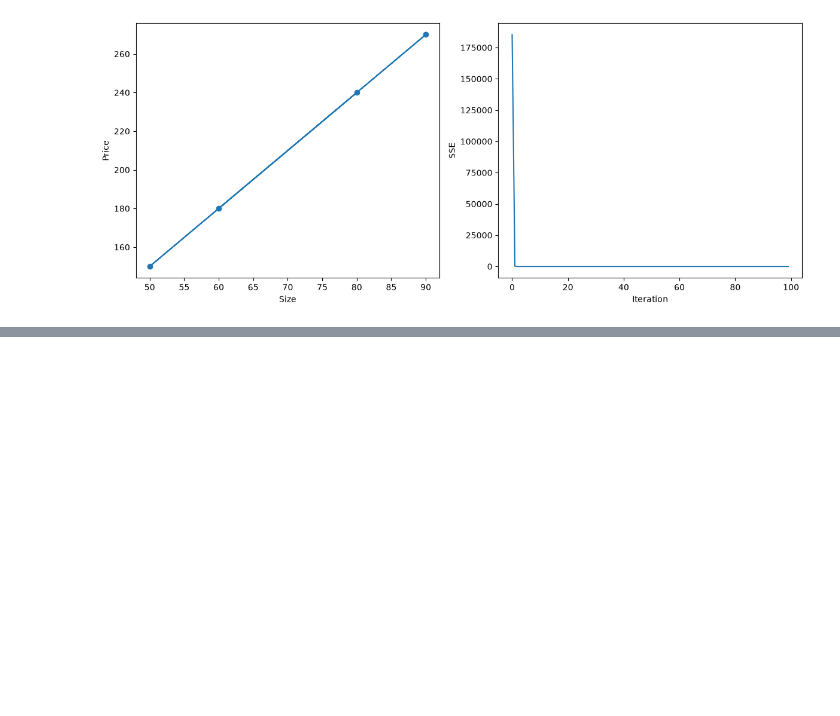
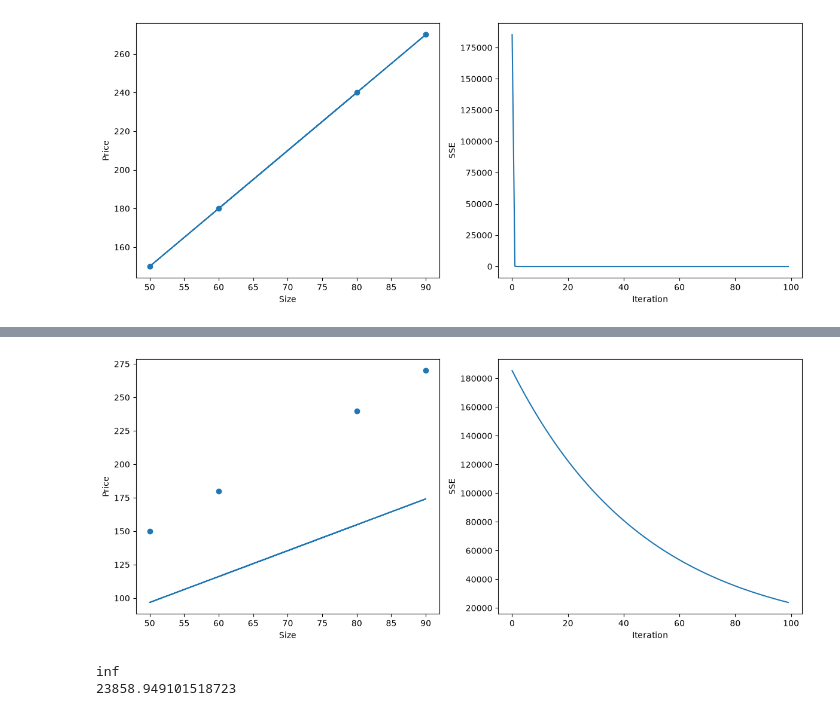
Before and after one commit to Anas8709/CA-R5-S2S2-AI, a Jupyter notebook: src/ML/Linear_Regression/assignments/Linear_Regression.ipynb, the cells around one changed output, grey strips where cells are left out. Saved outputs shown, nothing was run; the diff lists cells and outputs as text; code cells hidden in the pictures; blank space fills up the shorter version.

```diff
--- a/src/ML/Linear_Regression/assignments/Linear_Regression.ipynb
+++ b/src/ML/Linear_Regression/assignments/Linear_Regression.ipynb
@@ -39,0 +47,13 @@ lin_reg.plot_training(x_train , y_train)
+# %%
+# Very small learning rate: 0.000001
+lin_reg2 = LinearRegressionGD(learning_rate = 0.000001 , n_iters = 100 )
+lin_reg2.fit(x_train , y_train)
+lin_reg2.plot_training(x_train , y_train)
+# %% [output]
+[figure, added]
+# %%
+print(lin_reg1.SSE_history[-1])
+print(lin_reg2.SSE_history[-1])
+# %% [output]
+inf
+23858.949101518723
```
Also changed, not shown: parts of 1 cell of this notebook.
